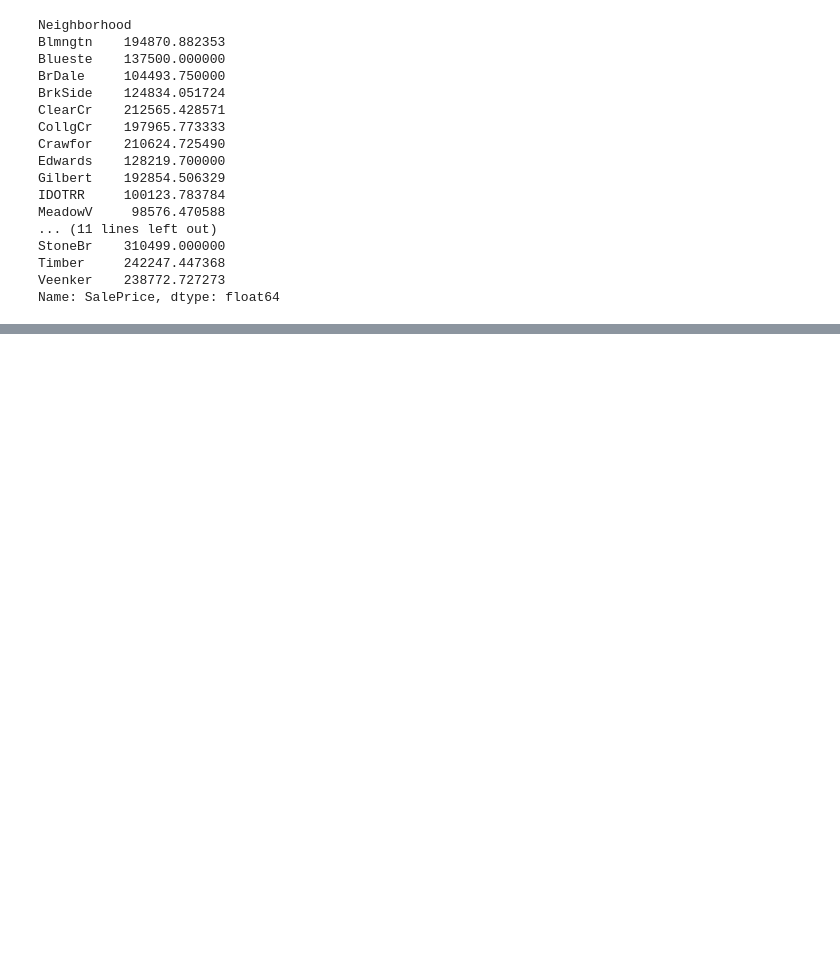
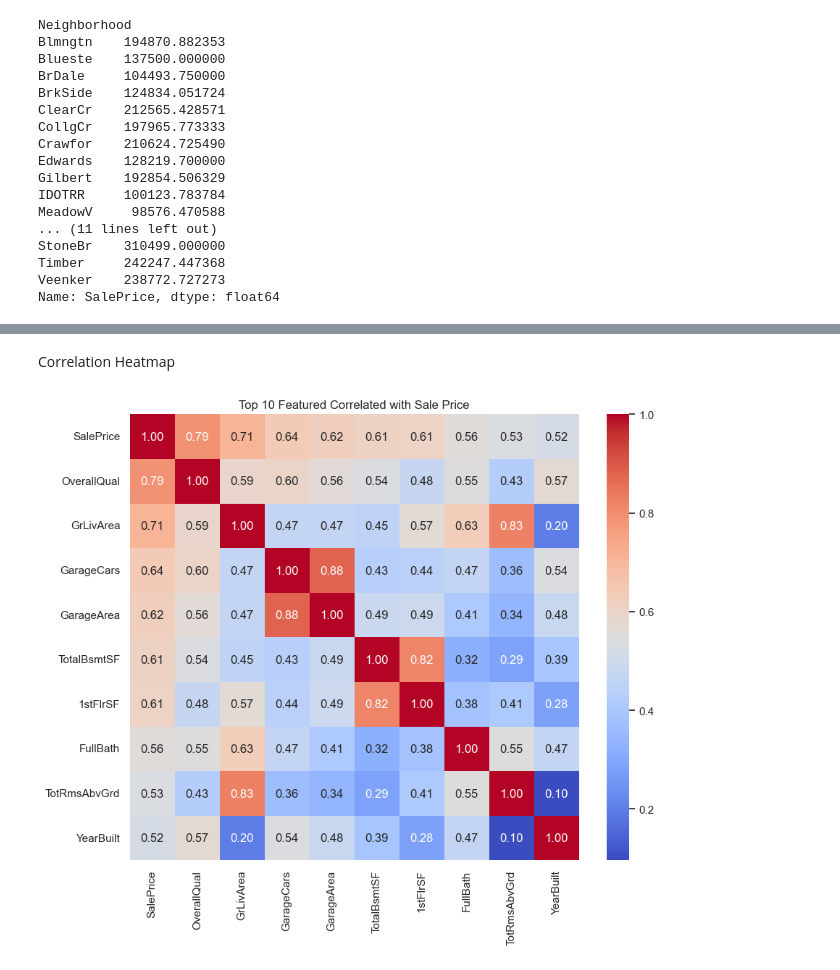
Before and after one commit to gauravooo/data-exploration-notebooks, a Jupyter notebook: house_prices_eda.ipynb, the cells around one changed output, grey strips where cells are left out. Drawn from its saved outputs; the diff is of its cells as text; code cells hidden in the pictures; blank space fills up the shorter version.

```diff
--- a/house_prices_eda.ipynb
+++ b/house_prices_eda.ipynb
@@ -101,0 +125,14 @@ Name: SalePrice, dtype: float64
+# %% [markdown]
+Correlation Heatmap
+# %%
+numeric_df = df.select_dtypes(include=["number"])
+
+correlation_matrix = numeric_df.corr()
+top_features = correlation_matrix["SalePrice"].sort_values(ascending=False).head(10).index
+
+plt.figure(figsize=(10, 8))
+sns.heatmap(numeric_df[top_features].corr(), annot=True, cmap="coolwarm", fmt=".2f")
+plt.title("Top 10 Featured Correlated with Sale Price")
+plt.show()
+# %% [output]
+[figure, added]
```
Also changed, not shown: parts of 5 cells of this notebook.
